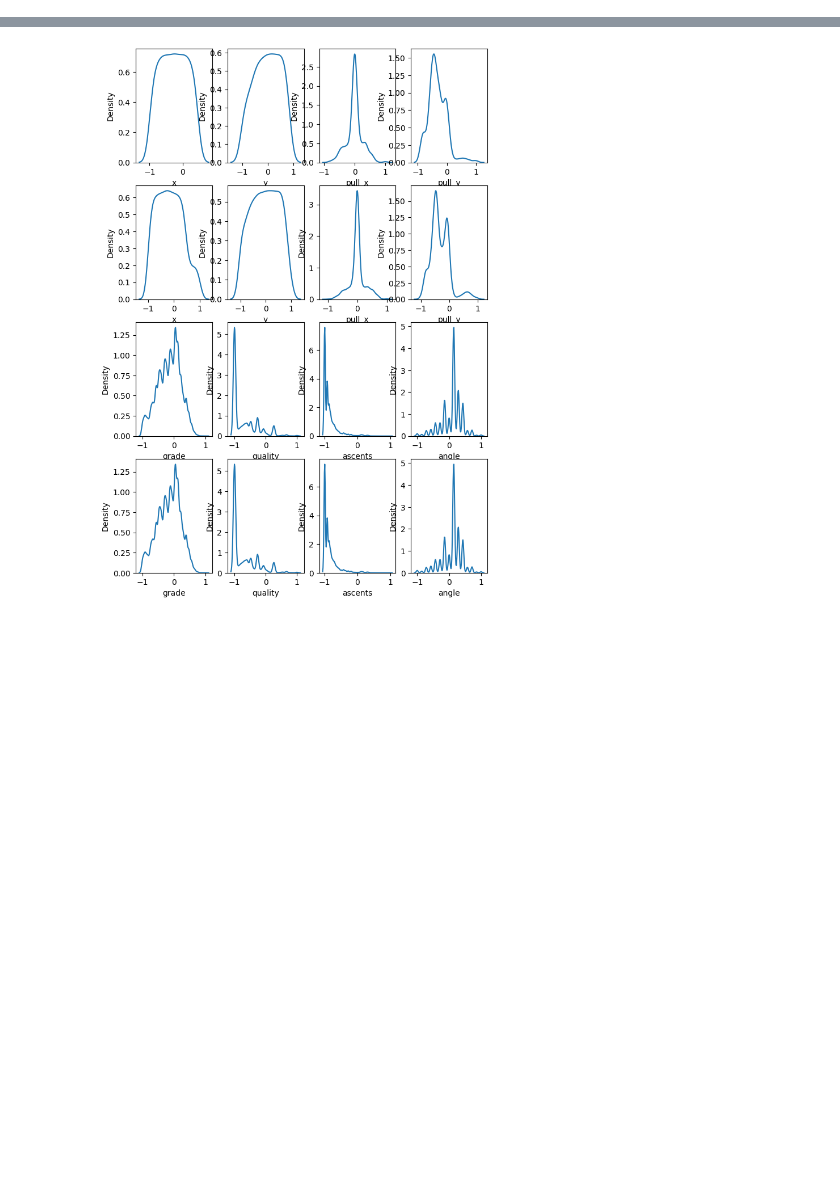
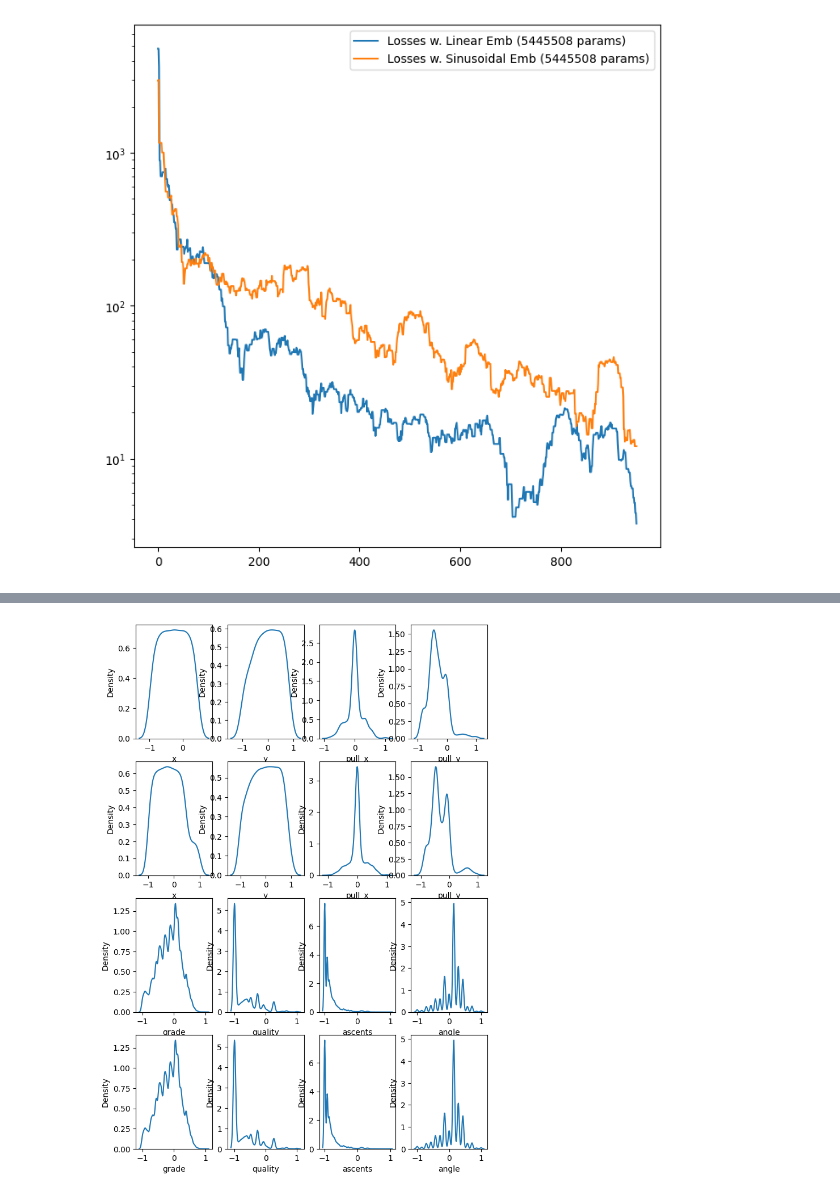
Before and after one commit to EvanMcCormick37/ml-homewall-climb-generator, a Jupyter notebook: model-training/equivariant_projected_diffusion/SimpleDiffusion.ipynb, the cells around one changed output, grey strips where cells are left out. Drawn from its saved outputs; the diff is of its cells as text; code cells hidden in the pictures; blank space fills up the shorter version.

```diff
--- a/model-training/equivariant_projected_diffusion/SimpleDiffusion.ipynb
+++ b/model-training/equivariant_projected_diffusion/SimpleDiffusion.ipynb
@@ -725,3 +344,23 @@ dict_keys(['wall-0a877f13d8e5', 'wall-443c15cd12e0', 'wall-e77a688049fb'])
+# %%
+# Test Sinusoidal Embedding on a medium-sized dataset.
+climbs = ClimbsFeatureArray('../data/storage.db')
+dataset = climbs.get_features(limit = 20000, augment_reflections=True)
+losses1 = test_single_batch(ClimbDDPM(Noiser(128,sinusoidal=False), predict_noise=True),TensorDataset(*dataset), steps=3000)
+losses2 = test_single_batch(ClimbDDPM(Noiser(128), predict_noise=True),TensorDataset(*dataset), steps=3000)
+
+# Without LR Scheduler
+l1 = moving_average(np.array(losses1), 50)
+l2 = moving_average(np.array(losses2), 50)
+
+fig, ax = plt.subplots(1,1,figsize=(8,8))
+
+ax.plot(list(range(len(l1))), l1, label=f"Losses w. Linear Emb ({sum([p.numel() for p in Noiser(128).parameters()])} params)")
+ax.plot(list(range(len(l2))), l2, label=f"Losses w. Sinusoidal Emb ({sum([p.numel() for p in Noiser(128).parameters()])} params)")
+ax.set_yscale('log')
+ax.legend()
+plt.show()
+# %% [output]
+[figure, added]
 # %%
 def plot_climb(climb_data, title="Generated Climb"):
     """
```
Also changed, not shown: parts of 12 cells of this notebook, 4 other files.
